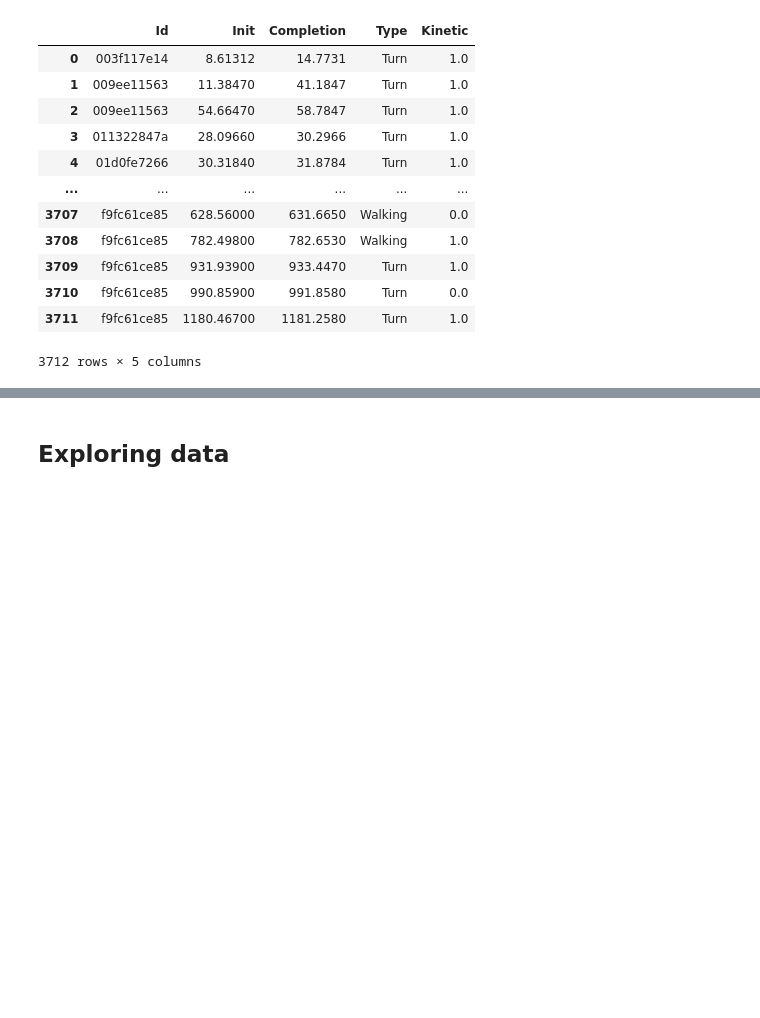
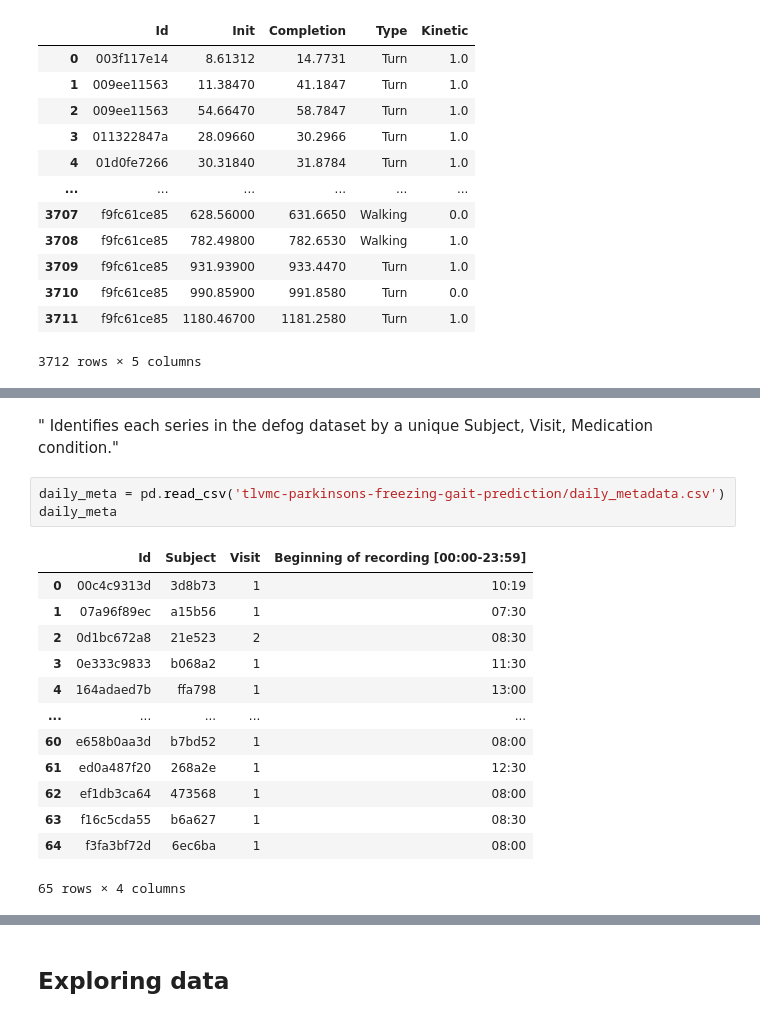
Before and after one commit to mccafj/kaggle_Parkinsons, a Jupyter notebook: kaggle_PD_notebook.ipynb, the cells around one changed output, grey strips where cells are left out. Drawn from its saved outputs; the diff is of its cells as text; blank space fills up the shorter version.

```diff
--- a/kaggle_PD_notebook.ipynb
+++ b/kaggle_PD_notebook.ipynb
@@ -99,0 +164,19 @@ events
+# %% [markdown]
+" Identifies each series in the defog dataset by a unique Subject, Visit, Medication condition."
+# %%
+daily_meta = pd.read_csv('tlvmc-parkinsons-freezing-gait-prediction/daily_metadata.csv')
+daily_meta
+# %% [output]
+|  | Id | Subject | Visit | Beginning of recording [00:00-23:59] |
+| 0 | 00c4c9313d | 3d8b73 | 1 | 10:19 |
+| 1 | 07a96f89ec | a15b56 | 1 | 07:30 |
+| 2 | 0d1bc672a8 | 21e523 | 2 | 08:30 |
+| 3 | 0e333c9833 | b068a2 | 1 | 11:30 |
+| 4 | 164adaed7b | ffa798 | 1 | 13:00 |
+| ... | ... | ... | ... | ... |
+| 60 | e658b0aa3d | b7bd52 | 1 | 08:00 |
+| 61 | ed0a487f20 | 268a2e | 1 | 12:30 |
+| 62 | ef1db3ca64 | 473568 | 1 | 08:00 |
+| 63 | f16c5cda55 | b6a627 | 1 | 08:30 |
+| 64 | f3fa3bf72d | 6ec6ba | 1 | 08:00 |
+65 rows × 4 columns
```
Also changed, not shown: parts of 36 cells of this notebook.
